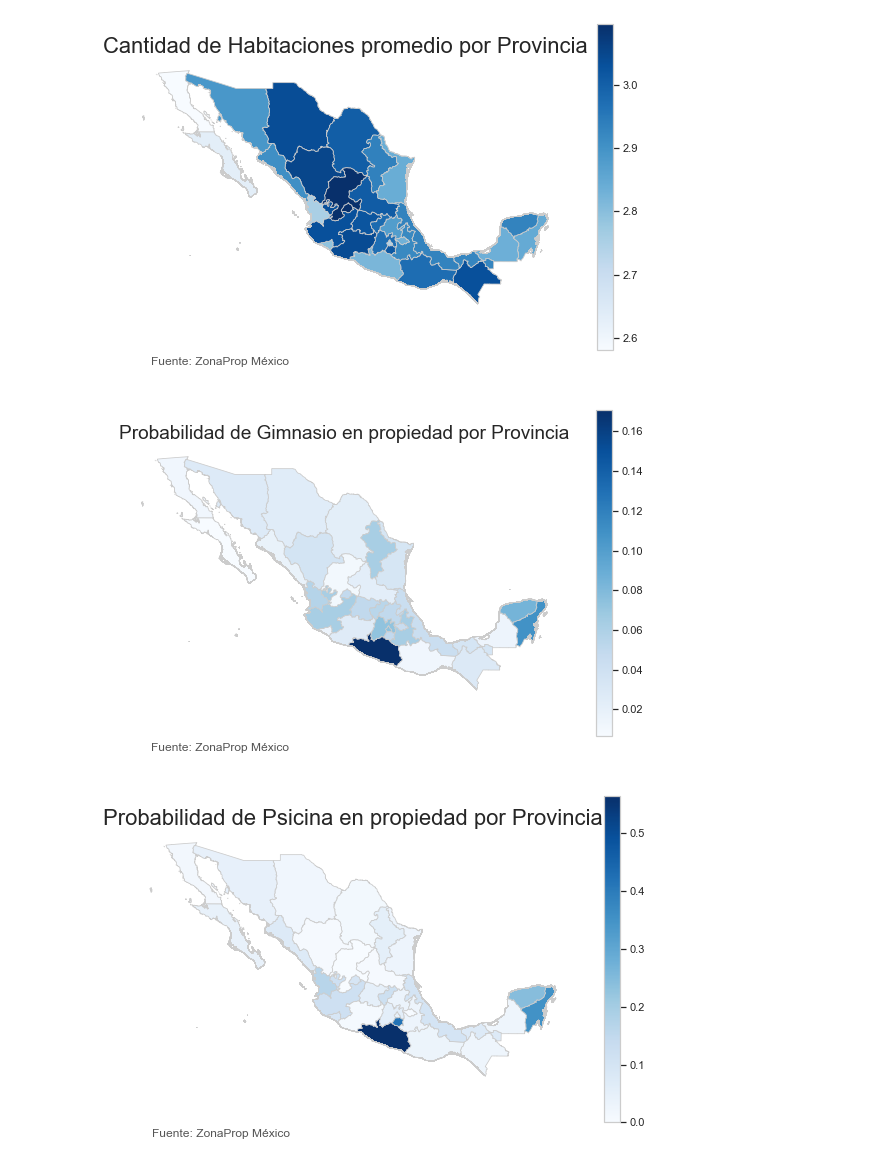
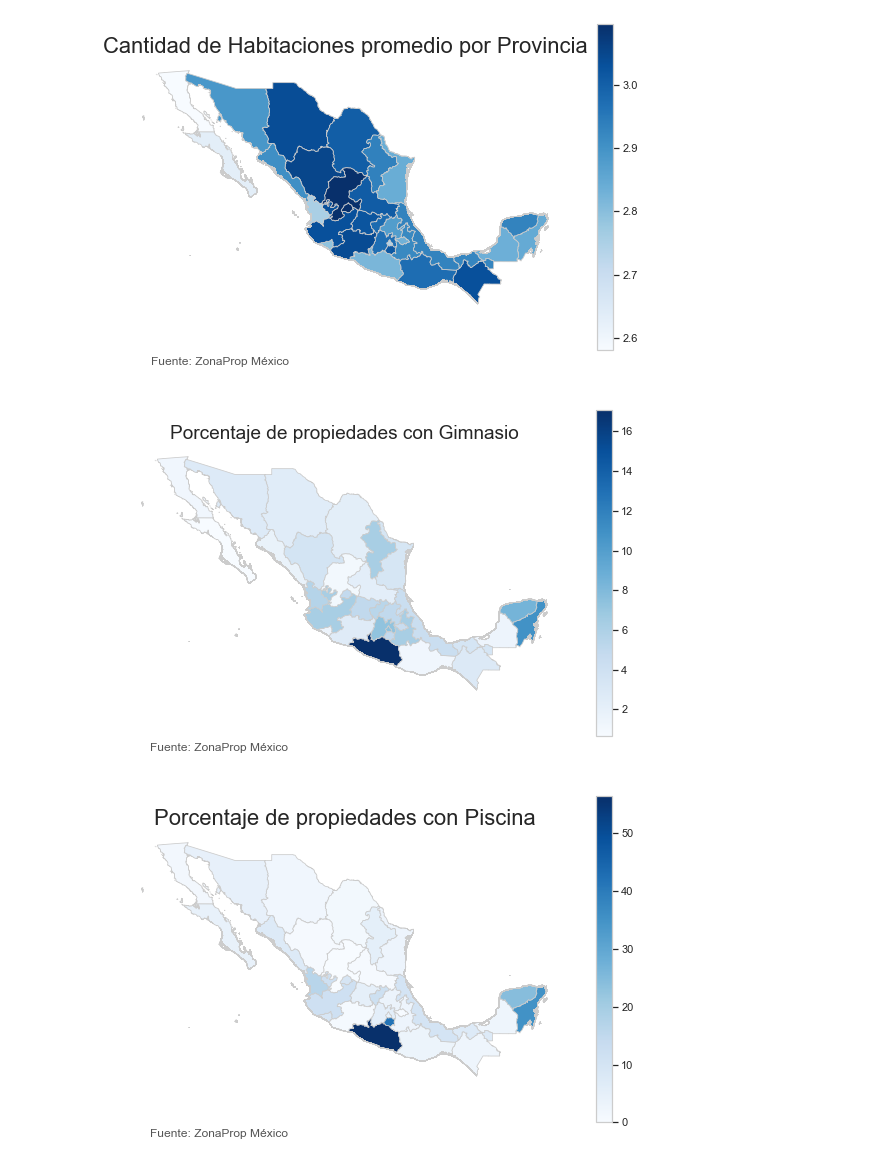
Before and after one commit to camilaserra5/7506-organizacion-de-datos, a Jupyter notebook: PlotMapaEnGeoPandas.ipynb, the cells around one changed output. Cells and saved outputs as stored; diff of their text form; code cells hidden in the pictures.

```diff
--- a/PlotMapaEnGeoPandas.ipynb
+++ b/PlotMapaEnGeoPandas.ipynb
@@ -501,39 +501,41 @@ fig.savefig('map_cant_habitaciones_promedio_por_provincia.png', dpi=300)
 # %%
 probabilidadgimnasioXprovincia= df.groupby('provincia').agg({'gimnasio':'mean'})
 merged8 = map_df.set_index('NAME_1').join(probabilidadgimnasioXprovincia)
+merged8['gimnasio'] = merged8['gimnasio'].apply(lambda x: x*100)
 
 # set a variable that will call whatever column we want to visualise on the map
 variable = 'gimnasio'
 # set the range for the choropleth
 vmin, vmax = merged8.gimnasio.min(), merged8.gimnasio.max()
 # create figure and axes for Matplotlib
 fig, ax = plt.subplots(1, figsize=(10, 6))
 
 # create map
 merged8.plot(column=variable, cmap='Blues', linewidth=0.8, ax=ax, edgecolor='0.8')
 
 # remove the axis
 ax.axis('off')
 
 # add a title
-ax.set_title('Probabilidad de Gimnasio en propiedad por Provincia', fontdict={'fontsize': '19', 'fontweight' : '3'})
+ax.set_title('Porcentaje de propiedades con Gimnasio', fontdict={'fontsize': '19', 'fontweight' : '3'})
 # create an annotation for the data source
 ax.annotate('Fuente: ZonaProp México',xy=(0.1, .08),  xycoords='figure fraction',
             horizontalalignment='left', verticalalignment='top', fontsize=12, color='#555555')
 
 # Create colorbar as a legend
 sm = plt.cm.ScalarMappable(cmap='Blues', norm=plt.Normalize(vmin=vmin, vmax=vmax))
 # empty array for the data range
 sm._A = []
 # add the colorbar to the figure
 cbar = fig.colorbar(sm)
 
 fig.savefig('map_cant_gimnasios_promedio_por_provincia.png', dpi=300)
 # %% [output]
-[figure, old version]
+[figure, new version]
 # %%
 probabilidadpiscinaXprovincia = df.groupby('provincia').agg({'piscina':'mean'})
 merged9 = map_df.set_index('NAME_1').join(probabilidadpiscinaXprovincia)
+merged9['piscina'] = merged9['piscina'].apply(lambda x: x*100)
 
 # set a variable that will call whatever column we want to visualise on the map
 variable = 'piscina'
@@ -549,7 +551,7 @@ merged9.plot(column=variable, cmap='Blues', linewidth=0.8, ax=ax, edgecolor='0.8
 ax.axis('off')
 
 # add a title
-ax.set_title('Probabilidad de Psicina en propiedad por Provincia', fontdict={'fontsize': '22', 'fontweight' : '3'})
+ax.set_title('Porcentaje de propiedades con Piscina', fontdict={'fontsize': '22', 'fontweight' : '3'})
 # create an annotation for the data source
 ax.annotate('Fuente: ZonaProp México',xy=(0.1, .08),  xycoords='figure fraction',
             horizontalalignment='left', verticalalignment='top', fontsize=12, color='#555555')
@@ -563,4 +565,4 @@ cbar = fig.colorbar(sm)
 
 fig.savefig('map_probabilidad_piscina_por_provincia.png', dpi=300)
 # %% [output]
-[figure, old version]
+[figure, new version]
```
Also changed, not shown: parts of 1 cell of this notebook.
